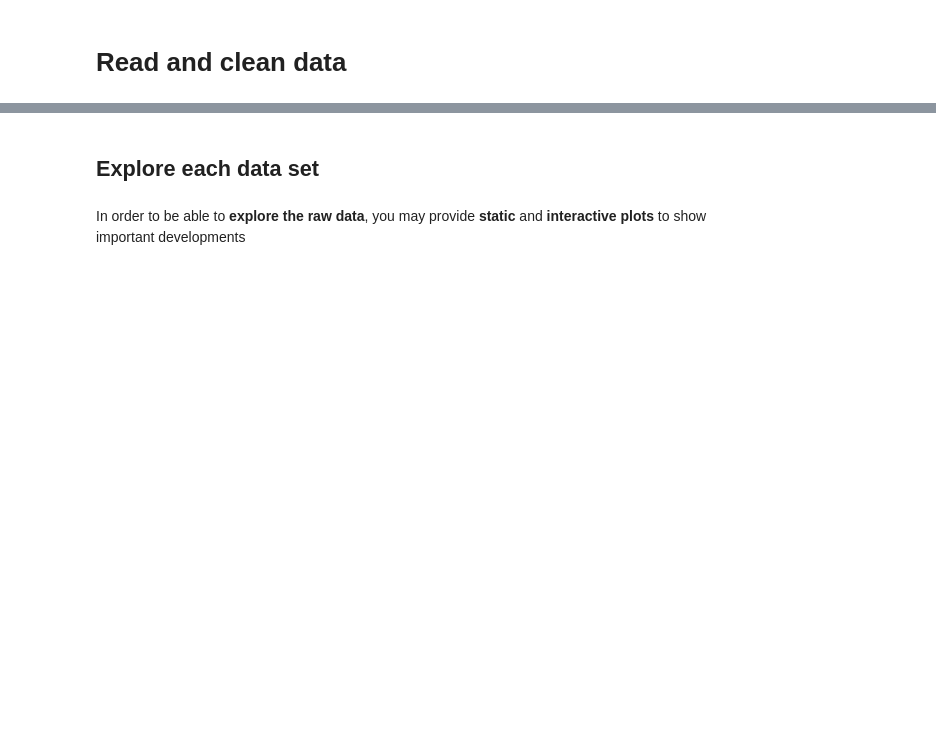
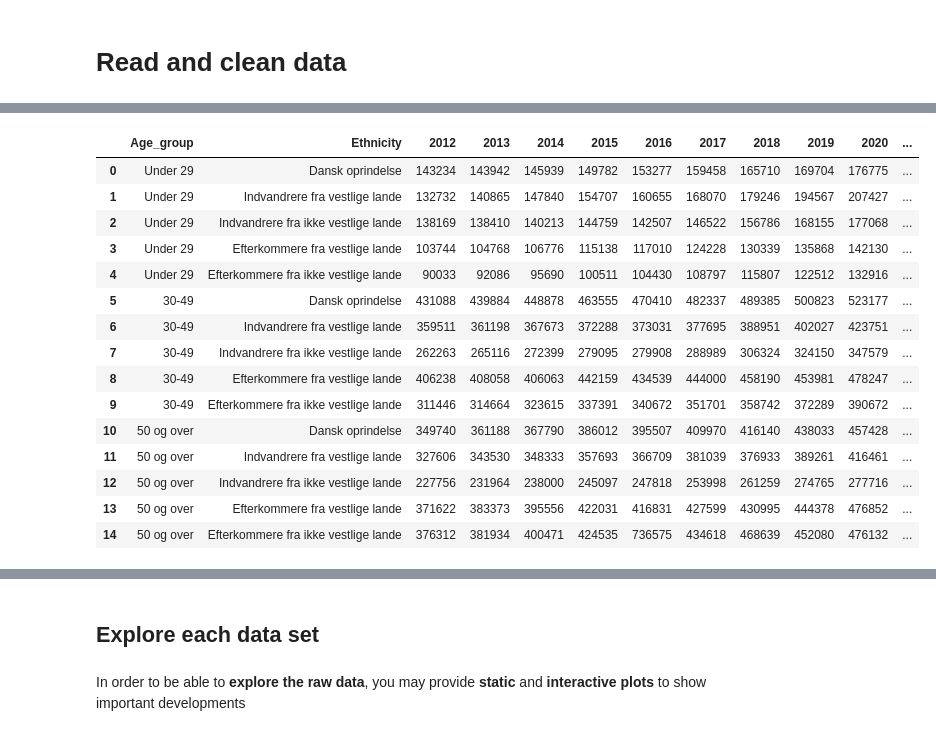
Before and after one commit to NumEconCopenhagen/projects-2024-oliver-niklas-philipp, a Jupyter notebook: dataproject/dataproject.ipynb, the cells around one changed output, grey strips where cells are left out. Cells and saved outputs as stored; diff of their text form; code cells hidden in the pictures; blank space fills up the shorter version.

```diff
--- a/dataproject/dataproject.ipynb
+++ b/dataproject/dataproject.ipynb
@@ -314,0 +57,20 @@ plt.show()
+# %%
+#Step 2: Cleaning the data
+
+#now we only import beneath the first 2 rows and above the last 2 rows as they are empty.
+women_data = pd.read_excel('IncomeEthnicityWomen.xlsx',skiprows=2, skipfooter=2,)
+
+#Skipping first 4 columns by slicing
+
+women_data = women_data.iloc[:, 4:]
+
+women_data
+
+#we do the same for the men data:
+men_data = pd.read_excel('IncomeEthnicityMen.xlsx',skiprows=2, skipfooter=2,)
+
+#Skipping first 4 columns by slicing
+
+men_data = men_data.iloc[:, 4:]
+
+men_data
@@ -314,0 +119,38 @@ plt.show()
+# %%
+def fill_age_groups(df):
+    age_group = None
+    for index, row in df.iterrows():
+        if pd.notna(row['Age_group']):
+            age_group = row['Age_group']
+        else:
+            df.at[index, 'Age_group'] = age_group
+
+    # Rename the age groups
+    df['Age_group'] = df['Age_group'].map({
+        'Under 29 år': 'Under 29',
+        '30-49 år': '30-49',
+        '50 år og derover': '50 og over'
+    })
+
+    return df
+
+# Apply the function to fill in the age gaps and rename the age groups for men_data
+men_data = fill_age_groups(men_data)
+men_data
+# %% [output]
+|  | Age_group | Ethnicity | 2012 | 2013 | 2014 | 2015 | 2016 | 2017 | 2018 | 2019 | 2020 | ... |
+| 0 | Under 29 | Dansk oprindelse | 143234 | 143942 | 145939 | 149782 | 153277 | 159458 | 165710 | 169704 | 176775 | ... |
+| 1 | Under 29 | Indvandrere fra vestlige lande | 132732 | 140865 | 147840 | 154707 | 160655 | 168070 | 179246 | 194567 | 207427 | ... |
+| 2 | Under 29 | Indvandrere fra ikke vestlige lande | 138169 | 138410 | 140213 | 144759 | 142507 | 146522 | 156786 | 168155 | 177068 | ... |
+| 3 | Under 29 | Efterkommere fra vestlige lande | 103744 | 104768 | 106776 | 115138 | 117010 | 124228 | 130339 | 135868 | 142130 | ... |
+| 4 | Under 29 | Efterkommere fra ikke vestlige lande | 90033 | 92086 | 95690 | 100511 | 104430 | 108797 | 115807 | 122512 | 132916 | ... |
+| 5 | 30-49 | Dansk oprindelse | 431088 | 439884 | 448878 | 463555 | 470410 | 482337 | 489385 | 500823 | 523177 | ... |
+| 6 | 30-49 | Indvandrere fra vestlige lande | 359511 | 361198 | 367673 | 372288 | 373031 | 377695 | 388951 | 402027 | 423751 | ... |
+| 7 | 30-49 | Indvandrere fra ikke vestlige lande | 262263 | 265116 | 272399 | 279095 | 279908 | 288989 | 306324 | 324150 | 347579 | ... |
+| 8 | 30-49 | Efterkommere fra vestlige lande | 406238 | 408058 | 406063 | 442159 | 434539 | 444000 | 458190 | 453981 | 478247 | ... |
+| 9 | 30-49 | Efterkommere fra ikke vestlige lande | 311446 | 314664 | 323615 | 337391 | 340672 | 351701 | 358742 | 372289 | 390672 | ... |
+| 10 | 50 og over | Dansk oprindelse | 349740 | 361188 | 367790 | 386012 | 395507 | 409970 | 416140 | 438033 | 457428 | ... |
+| 11 | 50 og over | Indvandrere fra vestlige lande | 327606 | 343530 | 348333 | 357693 | 366709 | 381039 | 376933 | 389261 | 416461 | ... |
+| 12 | 50 og over | Indvandrere fra ikke vestlige lande | 227756 | 231964 | 238000 | 245097 | 247818 | 253998 | 261259 | 274765 | 277716 | ... |
+| 13 | 50 og over | Efterkommere fra vestlige lande | 371622 | 383373 | 395556 | 422031 | 416831 | 427599 | 430995 | 444378 | 476852 | ... |
+| 14 | 50 og over | Efterkommere fra ikke vestlige lande | 376312 | 381934 | 400471 | 424535 | 736575 | 434618 | 468639 | 452080 | 476132 | ... |
```
Also changed, not shown: parts of 41 cells of this notebook.
